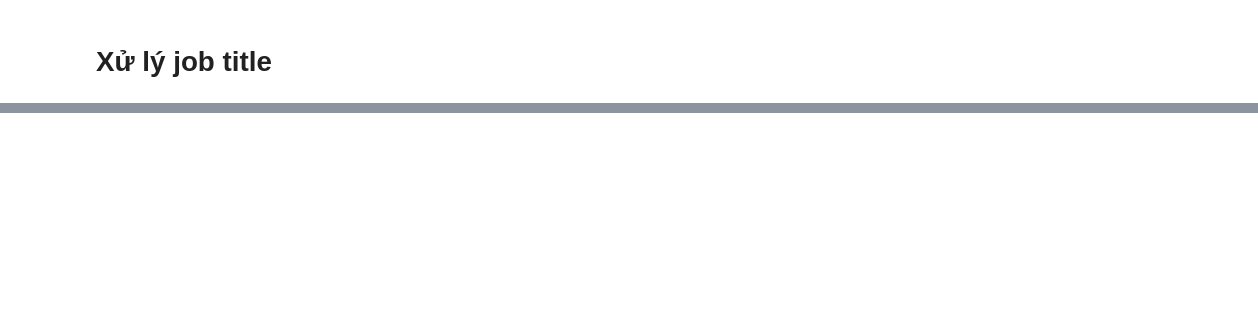
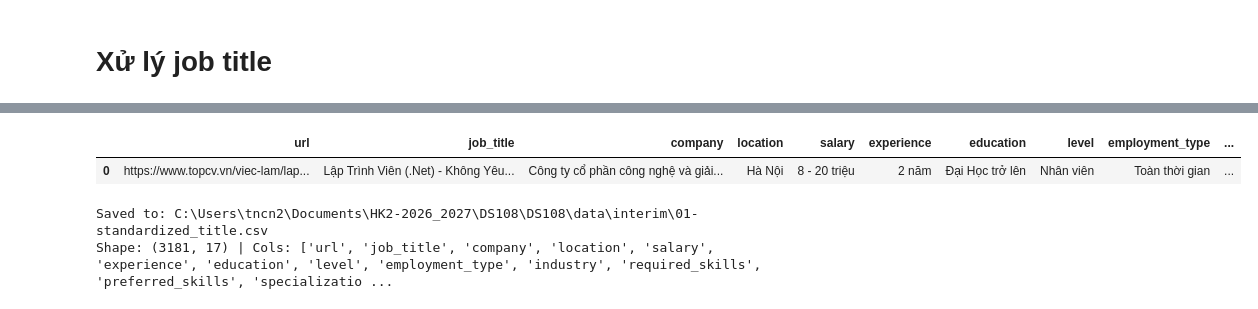
Before and after one commit to trcamnguyen/DS108, a Jupyter notebook: Preprocessing/01-standardize_title/01_standardize_title.ipynb, the cells around one changed output, grey strips where cells are left out. Saved outputs shown, nothing was run; the diff lists cells and outputs as text; code cells hidden in the pictures; blank space fills up the shorter version.

```diff
--- a/Preprocessing/01-standardize_title/01_standardize_title.ipynb
+++ b/Preprocessing/01-standardize_title/01_standardize_title.ipynb
@@ -451,0 +409,20 @@ else:
+# %%
+df_filtered.head(1)
+# %% [output]
+|  | url | job_title | company | location | salary | experience | education | level | employment_type | ... |
+| 0 | https://www.topcv.vn/viec-lam/lap... | Lập Trình Viên (.Net) - Không Yêu... | Công ty cổ phần công nghệ và giải... | Hà Nội | 8 - 20 triệu | 2 năm | Đại Học trở lên | Nhân viên | Toàn thời gian | ... |
+# %%
+from pathlib import Path
+
+cols_to_drop = ["is_null_salary", "is_thoa_thuan", "is_missing_salary", "brand_recrawled"]
+df_out = df_filtered.drop(columns=cols_to_drop, errors="ignore")
+
+out_path = Path("../../data/interim/01-standardized_title.csv")
+out_path.parent.mkdir(parents=True, exist_ok=True)
+
+df_out.to_csv(out_path, index=False, encoding="utf-8")
+print(f"Saved to: {out_path.resolve()}")
+print(f"Shape: {df_out.shape} | Cols: {df_out.columns.tolist()}")
+# %% [output]
+Saved to: C:\Users\tncn2\Documents\HK2-2026_2027\DS108\DS108\data\interim\01-standardized_title.csv
+Shape: (3181, 17) | Cols: ['url', 'job_title', 'company', 'location', 'salary', 'experience', 'education', 'level', 'employment_type', 'industry', 'required_skills', 'preferred_skills', 'specializatio ...
```
Also changed, not shown: parts of 18 cells of this notebook, 27 other files.
